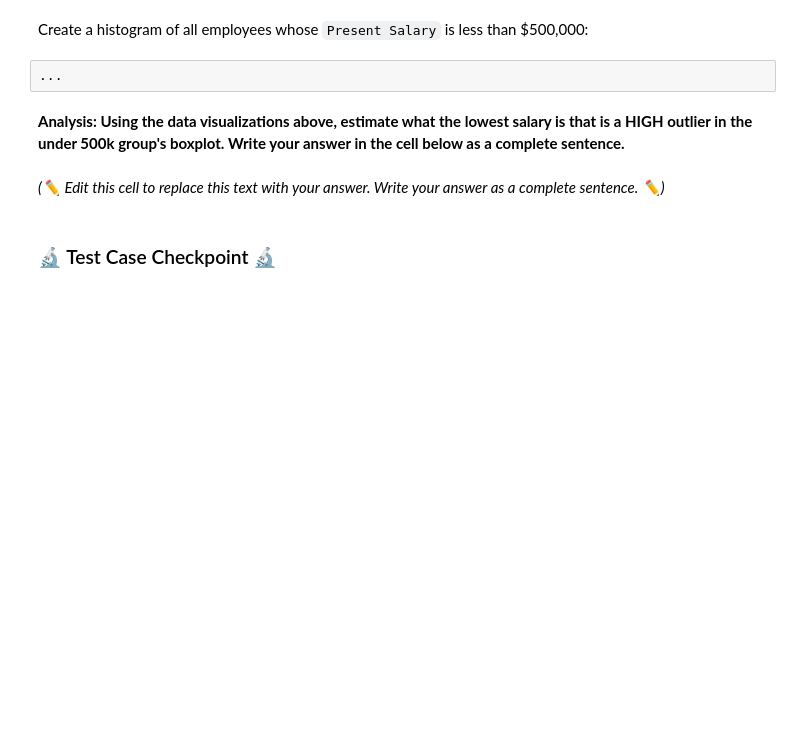
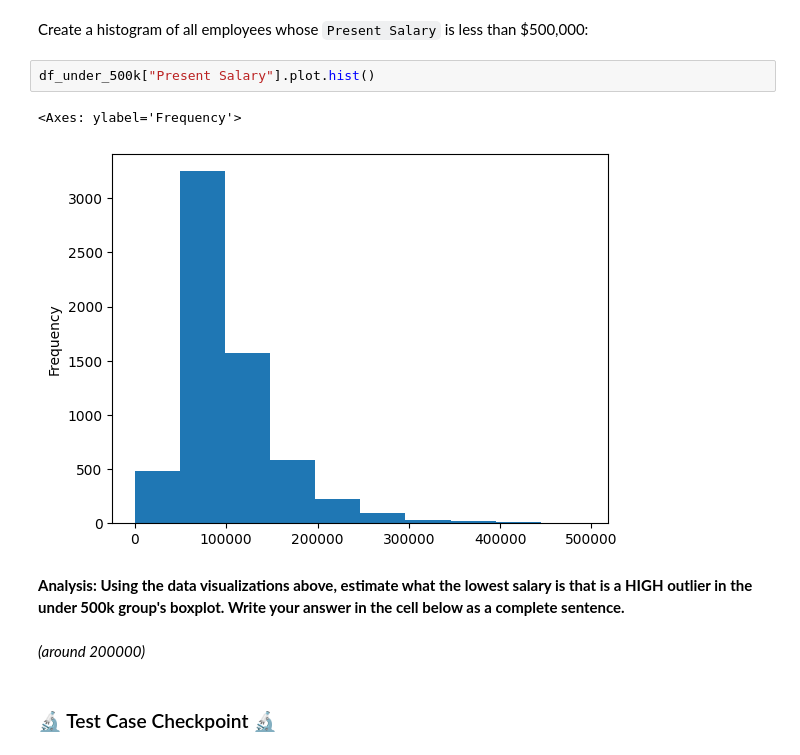
Before and after one commit to 168904578/hongyuq2, a Jupyter notebook: lab_plots/lab_plots.ipynb, the cells around one changed output. Drawn from its saved outputs; the diff is of its cells as text; blank space fills up the shorter version.

```diff
--- a/lab_plots/lab_plots.ipynb
+++ b/lab_plots/lab_plots.ipynb
@@ -186,12 +239,15 @@ Create a boxplot of all employees whose `Present Salary` is less than $500,000:
 ### Part 1.5: Histograms
 # %% [markdown]
 Create a histogram of all employees whose `Present Salary` is less than $500,000:
-# %%
-...
+# %%
+df_under_500k["Present Salary"].plot.hist()
+# %% [output]
+<Axes: ylabel='Frequency'>
+[figure, added]
 # %% [markdown]
 **Analysis: Using the data visualizations above, estimate what the lowest salary is that is a HIGH outlier in the under 500k group's boxplot.  Write your answer in the cell below as a complete sentence.**
-# %% [markdown]
-*(✏️ Edit this cell to replace this text with your answer. Write your answer as a complete sentence. ✏️)*
+# %% [markdown]
+*(around 200000)*
 # %% [markdown]
 ### 🔬 Test Case Checkpoint 🔬
 # %%
```
Also changed, not shown: parts of 45 cells of this notebook.
